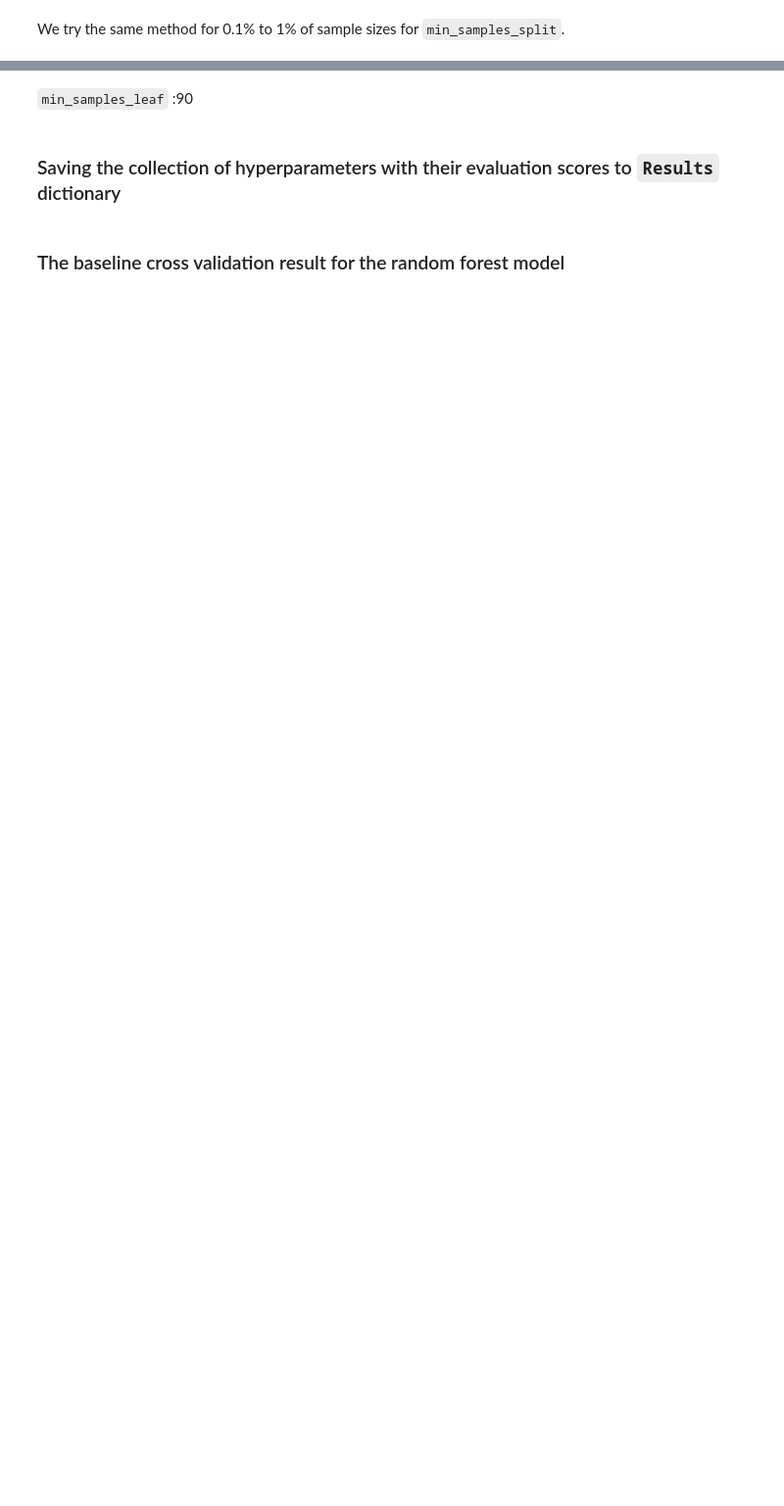
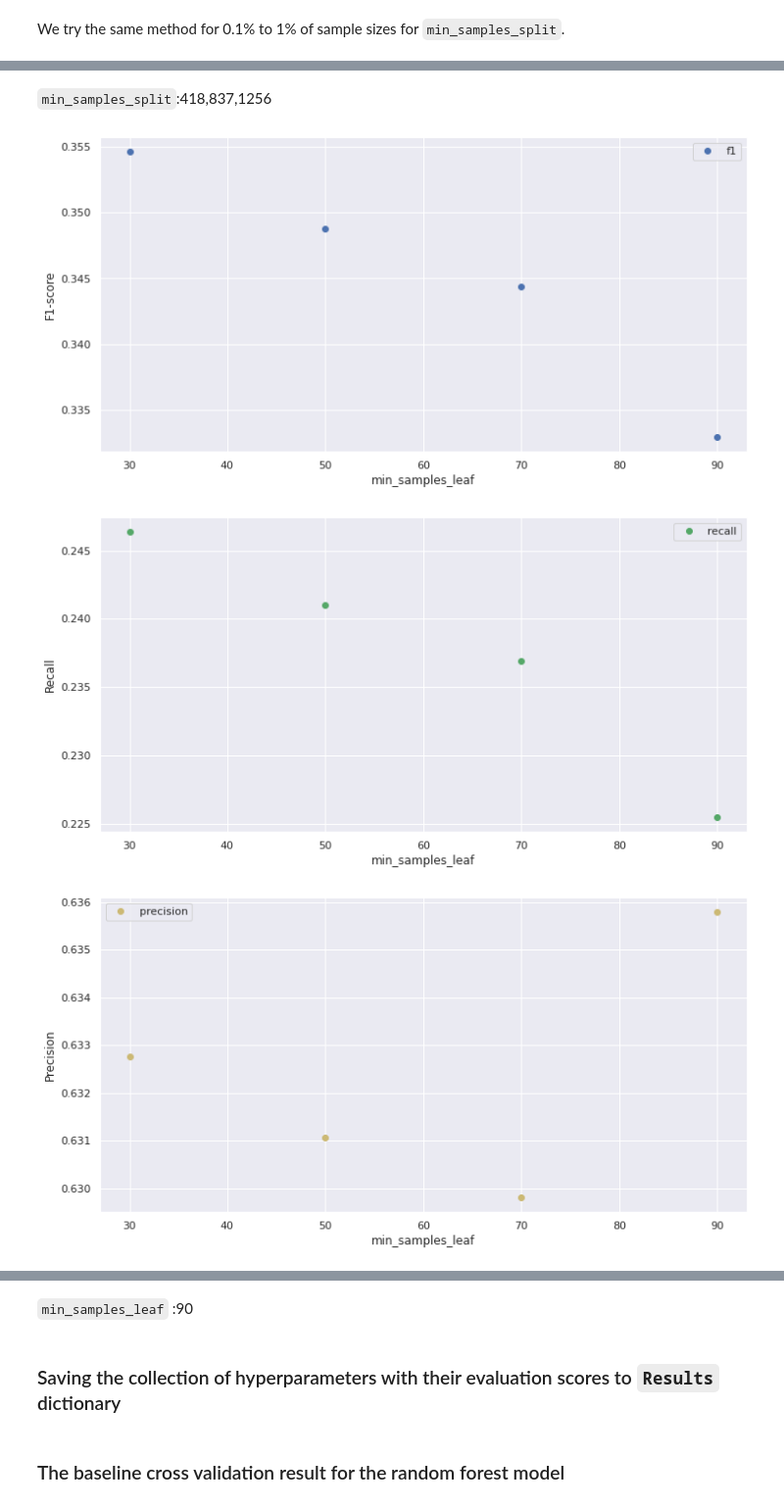
Before and after one commit to russell-ligon/DonorBooster, a Jupyter notebook: testscripts/DC_timeLogistic.ipynb, the cells around one changed output, grey strips where cells are left out. Shown at 98% size. Saved outputs shown, nothing was run; the diff lists cells and outputs as text; code cells hidden in the pictures; blank space fills up the shorter version.

```diff
--- a/testscripts/DC_timeLogistic.ipynb
+++ b/testscripts/DC_timeLogistic.ipynb
@@ -1195,3 +1291,5 @@ search_min_samples_split.loc[[2512,2931,3350]]
+# %% [markdown]
+`min_samples_split`:418,837,1256
 # %%
 rndforest_tuning['search_min_samples_split'] = search_min_samples_split
 # %%
@@ -1202,8 +1300,8 @@ recall_results = []
 precision_results=[]
 
 for min_samples_leaf in min_samples_leafs:
-    forest = RandomForestClassifier( max_depth=5,
-                                    min_samples_split=686,
+    forest = RandomForestClassifier( max_depth=10,
+                                    min_samples_split=418,
                                     min_samples_leaf = min_samples_leaf,
                                     n_estimators =100,
                                     random_state=123)
@@ -1224,30 +1322,34 @@ for min_samples_leaf in min_samples_leafs:
     accuracy_results.append(accuracy)
 
 plt.figure(figsize =(12,6))
 plt.plot(min_samples_leafs, f1_results,'bo', label='f1')
 plt.xlabel('min_samples_leaf')
 plt.ylabel('F1-score')
 plt.legend()
 plt.show()
 
 plt.figure(figsize =(12,6))
 plt.plot(min_samples_leafs, recall_results,'go', label='recall')
 plt.xlabel('min_samples_leaf')
 plt.ylabel('Recall')
 plt.legend()
 plt.show()
 
 plt.figure(figsize =(12,6))
 plt.plot(min_samples_leafs, precision_results,'yo', label='precision')
 plt.xlabel('min_samples_leaf')
 plt.ylabel('Precision')
 plt.legend()
 plt.show()
 
 
 plt.figure(figsize = (12,6))
 plt.plot(min_samples_leafs, accuracy_results,'ro', label = 'accuracy')
 plt.xlabel('min_samples_leaf')
 plt.ylabel('Accuracy')
 plt.legend()
 plt.show()
+# %% [output]
+[figure, added]
+[figure, added]
+[figure, added]
```
Also changed, not shown: parts of 26 cells of this notebook, 2 other files.
